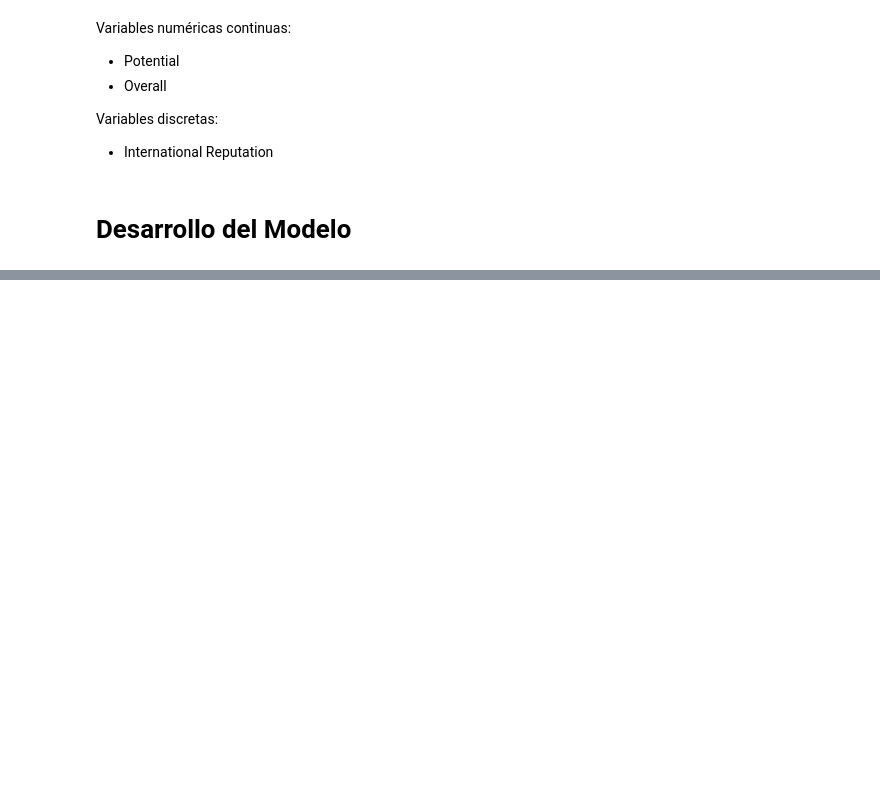
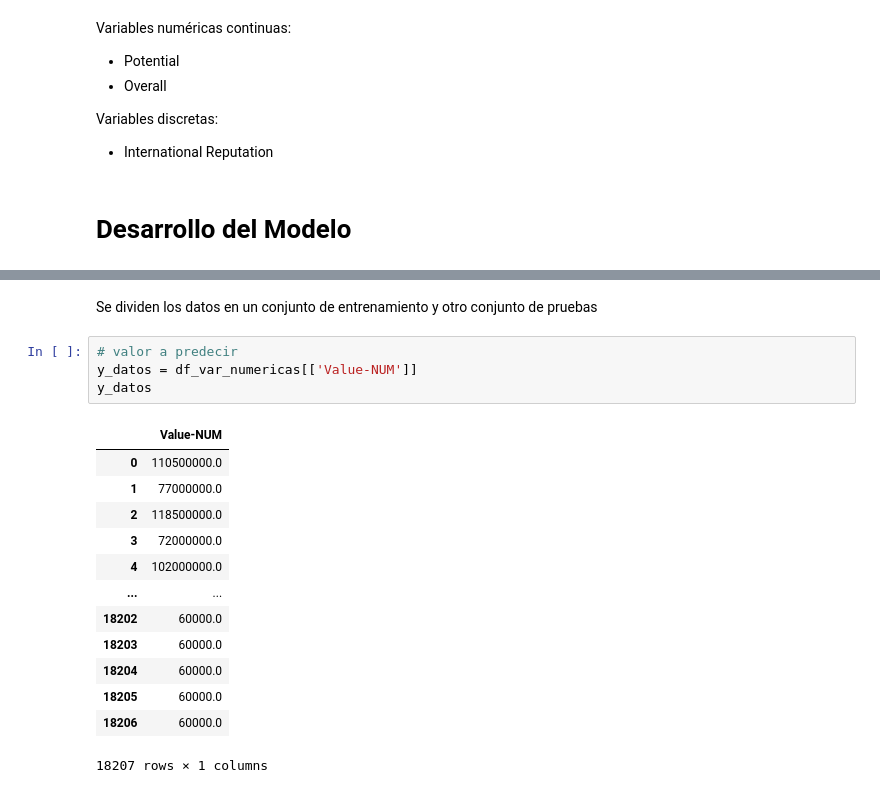
Before and after one commit to KenderWebos/python-data-science, a Jupyter notebook: tarea_4/Main/tarea4-fifa.ipynb, the cells around one changed output, grey strips where cells are left out. Cells and saved outputs as stored; diff of their text form; blank space fills up the shorter version.

```diff
--- a/tarea_4/Main/tarea4-fifa.ipynb
+++ b/tarea_4/Main/tarea4-fifa.ipynb
@@ -140,0 +153,20 @@ Variables discretas:
+# %% [markdown]
+Se dividen los datos en un conjunto de entrenamiento y otro conjunto de pruebas
+# %%
+# valor a predecir
+y_datos = df_var_numericas[['Value-NUM']]
+y_datos
+# %% [output]
+|  | Value-NUM |
+| 0 | 110500000.0 |
+| 1 | 77000000.0 |
+| 2 | 118500000.0 |
+| 3 | 72000000.0 |
+| 4 | 102000000.0 |
+| ... | ... |
+| 18202 | 60000.0 |
+| 18203 | 60000.0 |
+| 18204 | 60000.0 |
+| 18205 | 60000.0 |
+| 18206 | 60000.0 |
+18207 rows × 1 columns
```
Also changed, not shown: parts of 42 cells of this notebook.
